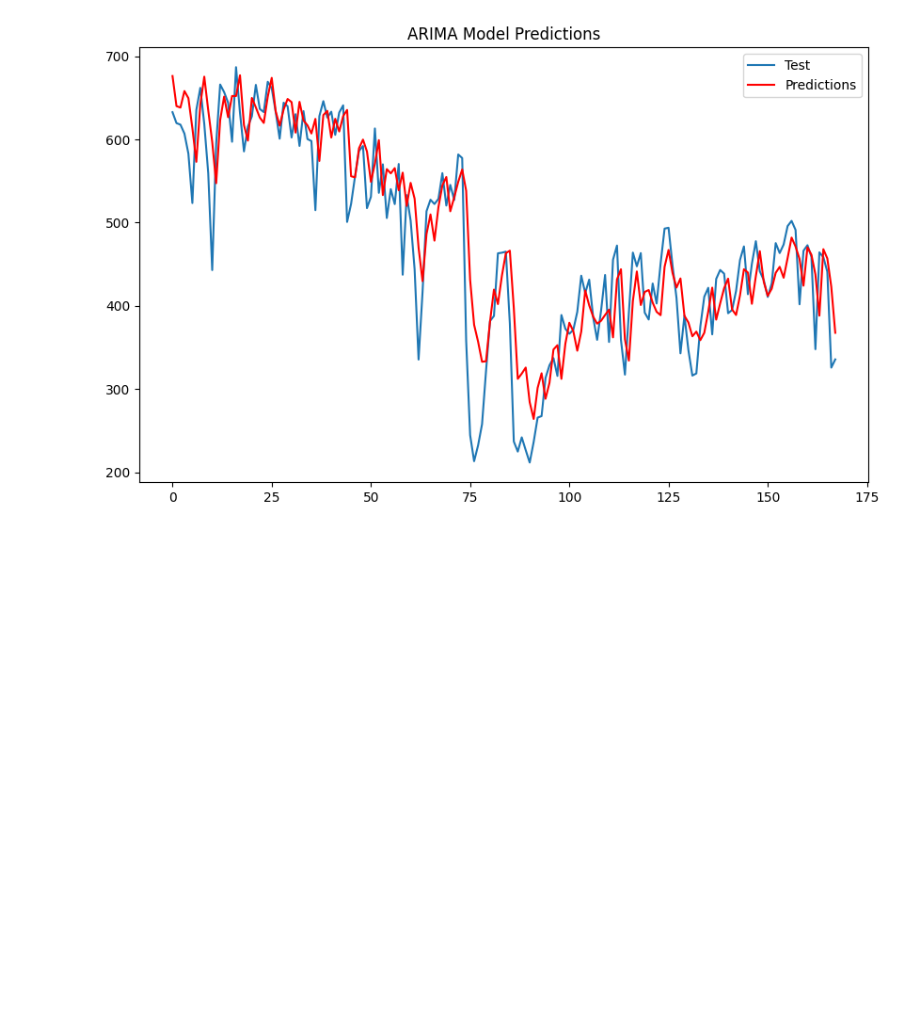
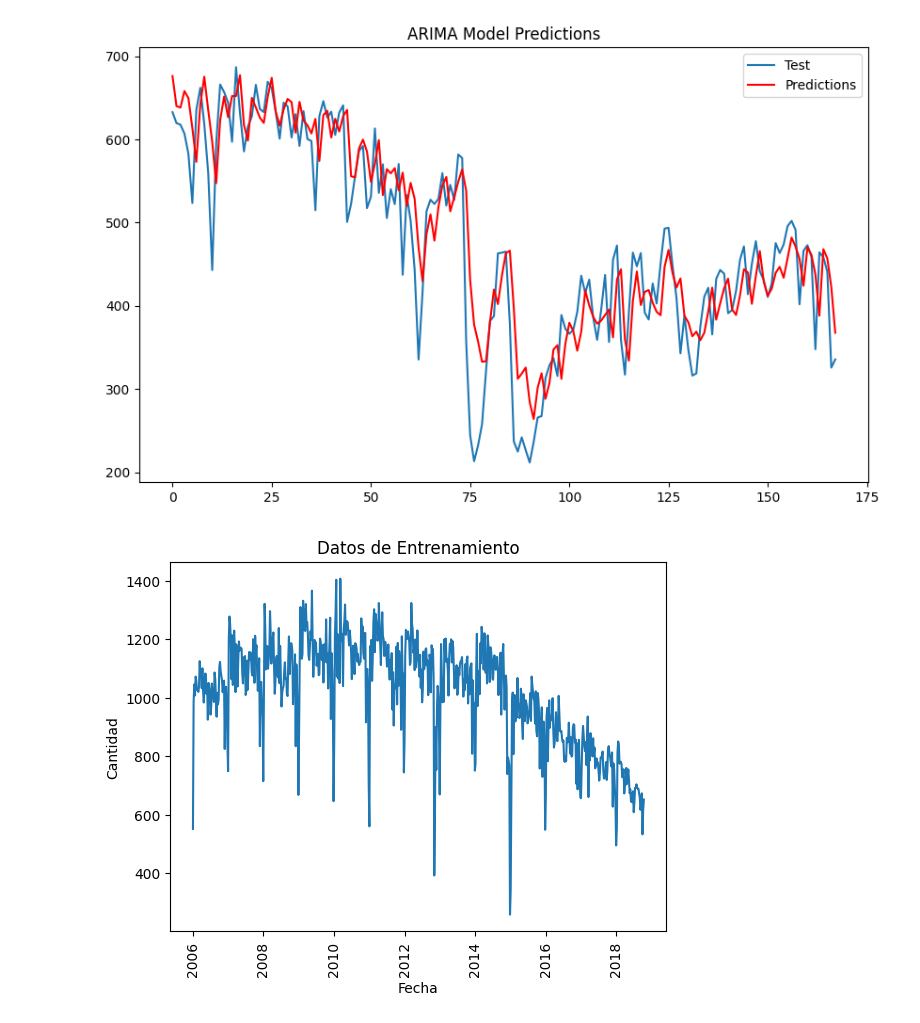
Before and after one commit to matiascapurroriver/predictivoAvanzado, a Jupyter notebook: ST.ipynb, the cells around one changed output. Saved outputs shown, nothing was run; the diff lists cells and outputs as text; code cells hidden in the pictures; blank space fills up the shorter version.

```diff
--- a/ST.ipynb
+++ b/ST.ipynb
@@ -721,3 +721,15 @@ plt.show()
 # %% [output]
 Test RMSE: 54.457
 [figure]
+# %%
+df_train = df_train.reset_index().rename(columns={'Date': 'ds', 'CASE_COUNT': 'y'})
+df_test = df_test.reset_index().rename(columns={'Date': 'ds', 'CASE_COUNT': 'y'})
+# %%
+plt.plot(df_train['ds'], df_train['y'])
+plt.xlabel('Fecha')
+plt.ylabel('Cantidad')
+plt.xticks(rotation=90)
+plt.title('Datos de Entrenamiento')
+plt.show()
+# %% [output]
+[figure, added]
```
Also changed, not shown: parts of 5 cells of this notebook.
